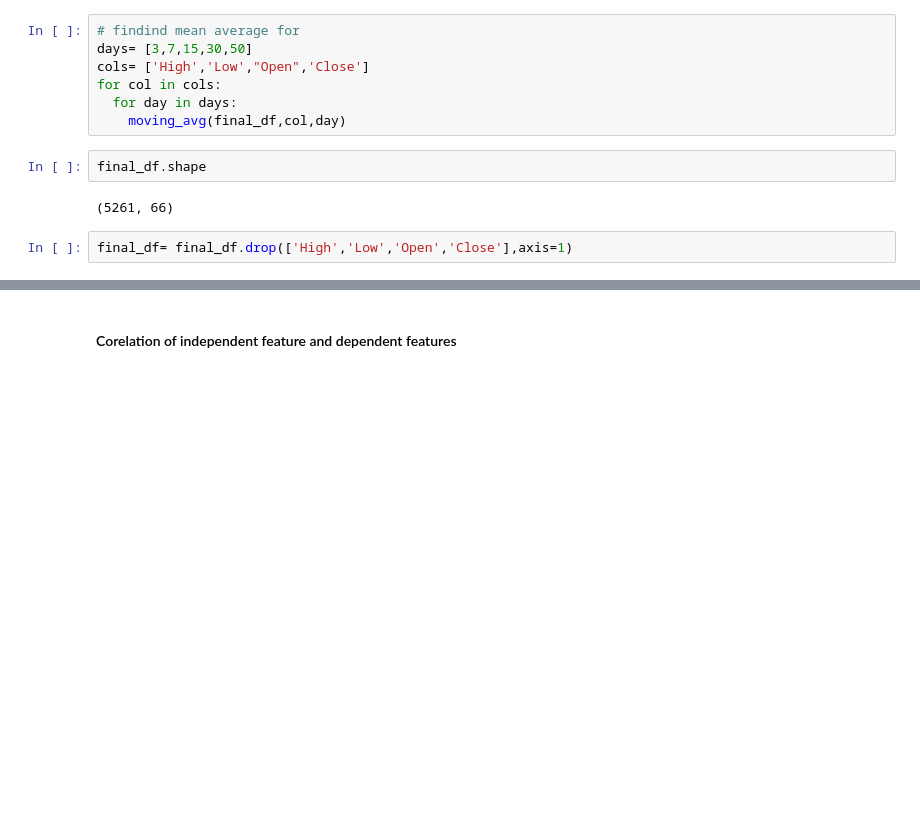
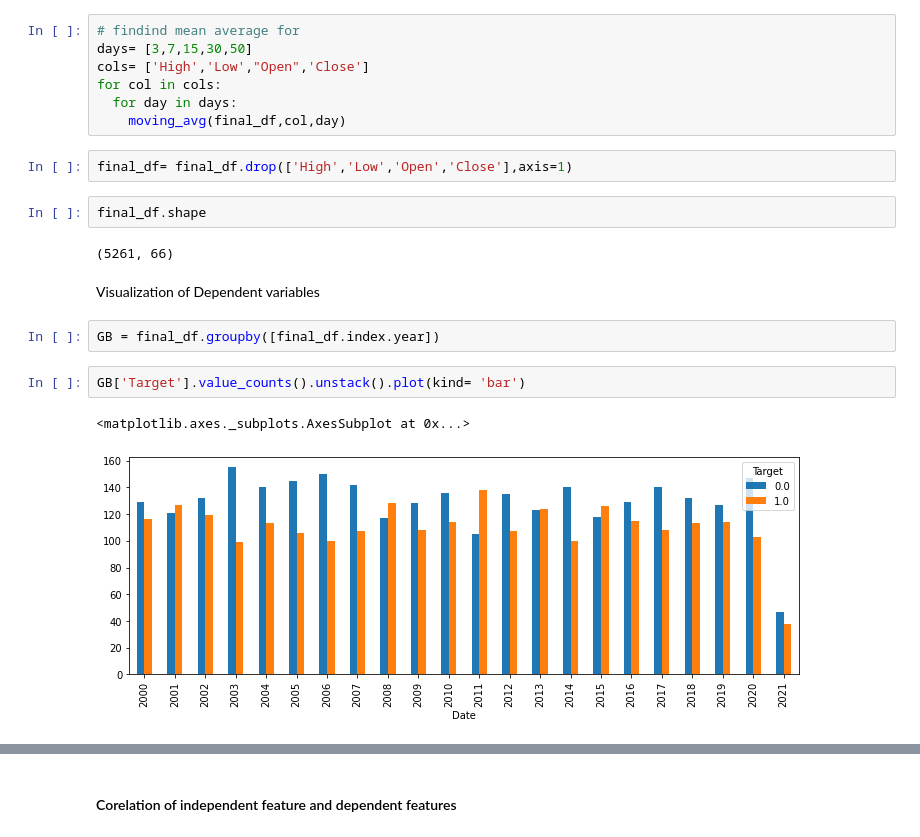
Before and after one commit to rajatpal00/Close-Price--Prediction-of-Nifty50-, a Jupyter notebook: Rajat_Pal_Capstone_project_on_Nifty50_.ipynb, the cells around one changed output, grey strips where cells are left out. Saved outputs shown, nothing was run; the diff lists cells and outputs as text; blank space fills up the shorter version.

```diff
--- a/Rajat_Pal_Capstone_project_on_Nifty50_.ipynb
+++ b/Rajat_Pal_Capstone_project_on_Nifty50_.ipynb
@@ -420,9 +420,18 @@ cols= ['High','Low',"Open",'Close']
 for col in cols:
   for day in days:
     moving_avg(final_df,col,day)
+# %%
+final_df= final_df.drop(['High','Low','Open','Close'],axis=1)
 # %%
 final_df.shape
 # %% [output]
 (5261, 66)
-# %%
-final_df= final_df.drop(['High','Low','Open','Close'],axis=1)
+# %% [markdown]
+Visualization of Dependent variables
+# %%
+GB = final_df.groupby([final_df.index.year])
+# %%
+GB['Target'].value_counts().unstack().plot(kind= 'bar')
+# %% [output]
+<matplotlib.axes._subplots.AxesSubplot at 0x...>
+[figure, added]
```
Also changed, not shown: parts of 16 cells of this notebook.
